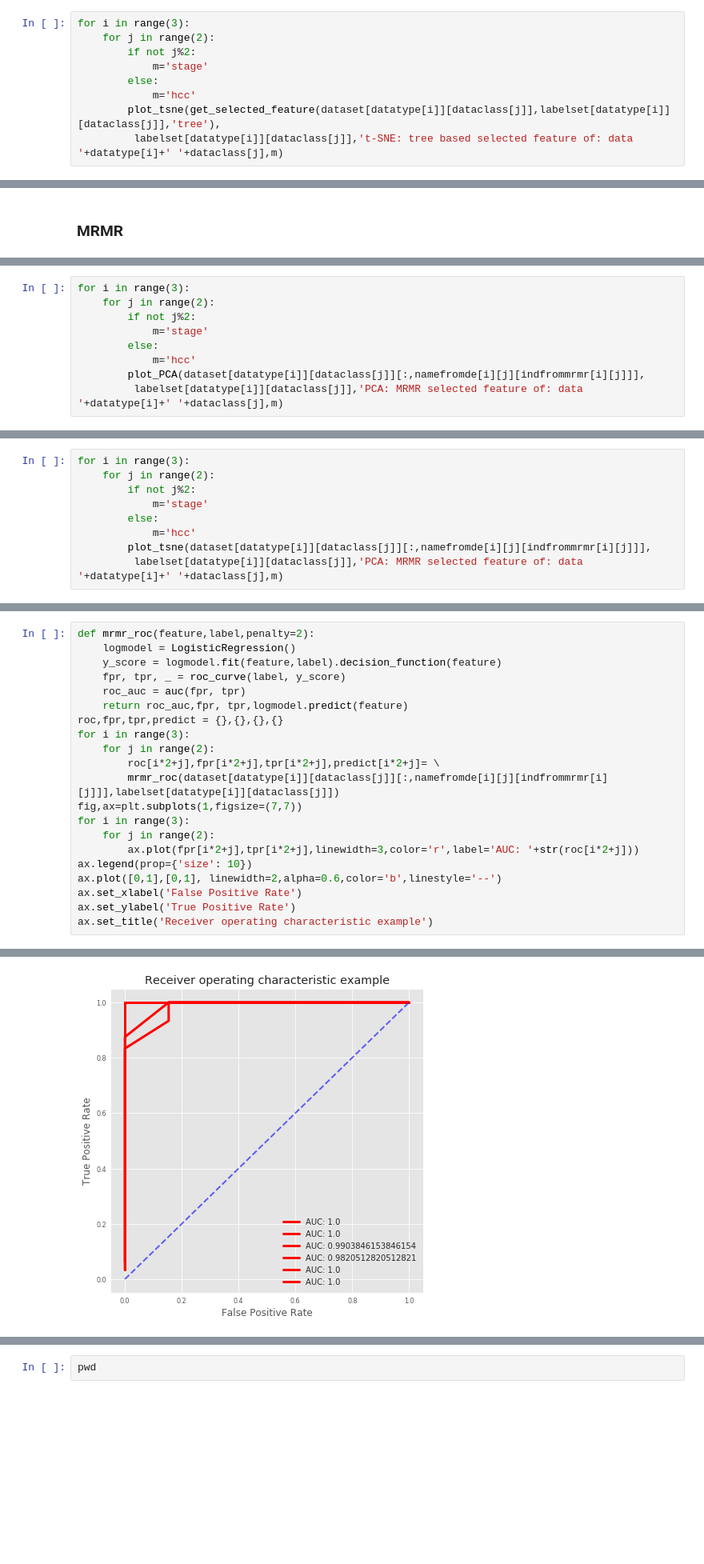
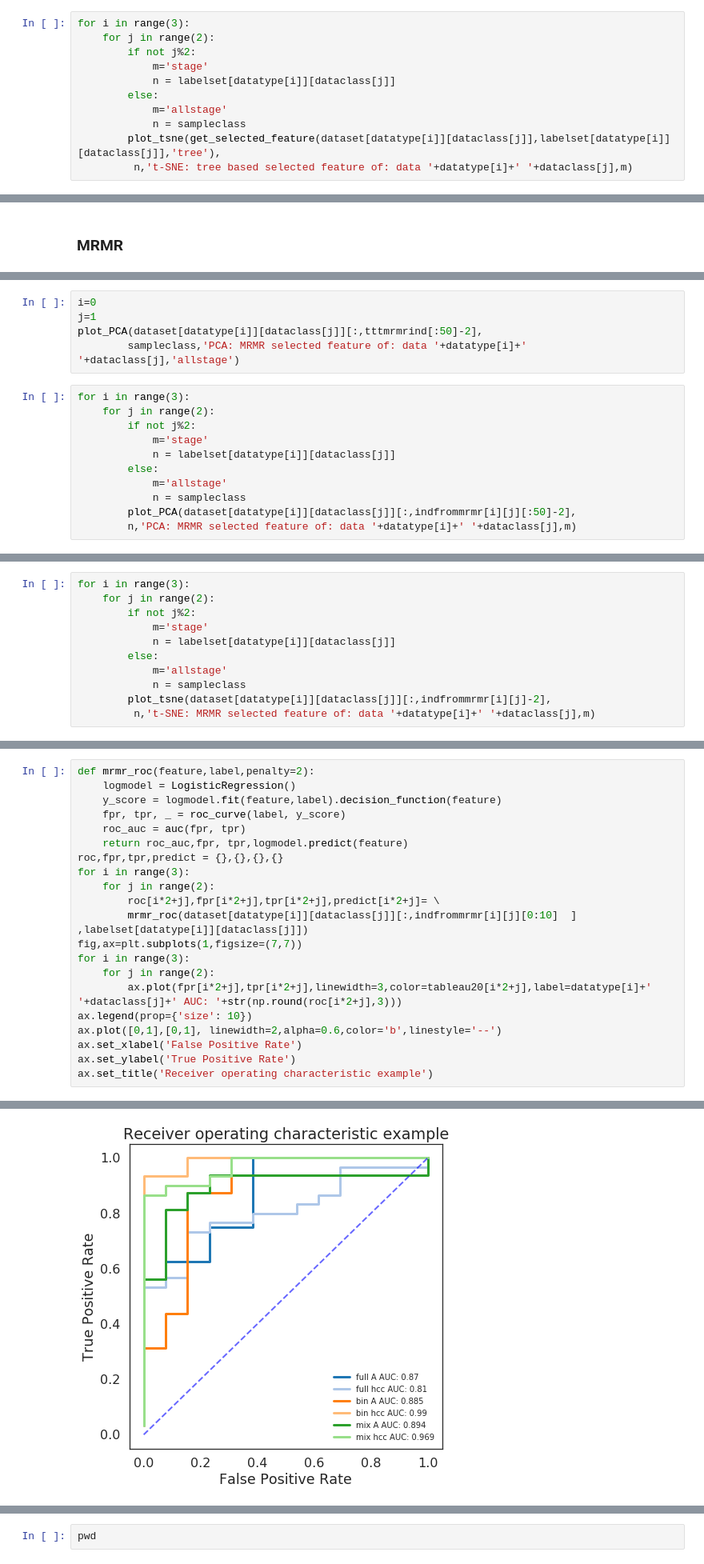
Before and after one commit to james20141606/exRNA, a Jupyter notebook: jupyter/7.5_python_feature_selection.ipynb, the cells around one changed output, grey strips where cells are left out. Shown at 80% size. Drawn from its saved outputs; the diff is of its cells as text; blank space fills up the shorter version.

```diff
--- a/jupyter/7.5_python_feature_selection.ipynb
+++ b/jupyter/7.5_python_feature_selection.ipynb
@@ -960,8 +1472,10 @@ for i in range(3):
     for j in range(2):
         if not j%2:
             m='stage'
+            n = labelset[datatype[i]][dataclass[j]]
         else:
-            m='hcc'
+            m='allstage'
+            n = sampleclass
         plot_tsne(get_selected_feature(dataset[datatype[i]][dataclass[j]],labelset[datatype[i]][dataclass[j]],'tree'),
-         labelset[datatype[i]][dataclass[j]],'t-SNE: tree based selected feature of: data '+datatype[i]+' '+dataclass[j],m)
+         n,'t-SNE: tree based selected feature of: data '+datatype[i]+' '+dataclass[j],m)
 # %% [output]
@@ -1004,10 +1549,17 @@ Text(0.5,1,'Receiver operating characteristic example')
+# %%
+i=0
+j=1
+plot_PCA(dataset[datatype[i]][dataclass[j]][:,tttmrmrind[:50]-2],
+        sampleclass,'PCA: MRMR selected feature of: data '+datatype[i]+' '+dataclass[j],'allstage')
 # %%
 for i in range(3):
     for j in range(2):
         if not j%2:
             m='stage'
+            n = labelset[datatype[i]][dataclass[j]]
         else:
-            m='hcc'
-        plot_PCA(dataset[datatype[i]][dataclass[j]][:,namefromde[i][j][indfrommrmr[i][j]]],
-         labelset[datatype[i]][dataclass[j]],'PCA: MRMR selected feature of: data '+datatype[i]+' '+dataclass[j],m)
+            m='allstage'
+            n = sampleclass
+        plot_PCA(dataset[datatype[i]][dataclass[j]][:,indfrommrmr[i][j][:50]-2],
+        n,'PCA: MRMR selected feature of: data '+datatype[i]+' '+dataclass[j],m)
 # %% [output]
@@ -1022,8 +1574,10 @@ for i in range(3):
     for j in range(2):
         if not j%2:
             m='stage'
+            n = labelset[datatype[i]][dataclass[j]]
         else:
-            m='hcc'
-        plot_tsne(dataset[datatype[i]][dataclass[j]][:,namefromde[i][j][indfrommrmr[i][j]]],
-         labelset[datatype[i]][dataclass[j]],'PCA: MRMR selected feature of: data '+datatype[i]+' '+dataclass[j],m)
+            m='allstage'
+            n = sampleclass
+        plot_tsne(dataset[datatype[i]][dataclass[j]][:,indfrommrmr[i][j]-2],
+         n,'t-SNE: MRMR selected feature of: data '+datatype[i]+' '+dataclass[j],m)
 # %% [output]
@@ -1036,24 +1598,24 @@ for i in range(3):
 # %%
 def mrmr_roc(feature,label,penalty=2):
     logmodel = LogisticRegression()
     y_score = logmodel.fit(feature,label).decision_function(feature)
     fpr, tpr, _ = roc_curve(label, y_score)
     roc_auc = auc(fpr, tpr)
     return roc_auc,fpr, tpr,logmodel.predict(feature)
 roc,fpr,tpr,predict = {},{},{},{}
 for i in range(3):
     for j in range(2):
         roc[i*2+j],fpr[i*2+j],tpr[i*2+j],predict[i*2+j]= \
-        mrmr_roc(dataset[datatype[i]][dataclass[j]][:,namefromde[i][j][indfrommrmr[i][j]]],labelset[datatype[i]][dataclass[j]])
+        mrmr_roc(dataset[datatype[i]][dataclass[j]][:,indfrommrmr[i][j][0:10]  ] ,labelset[datatype[i]][dataclass[j]])
 fig,ax=plt.subplots(1,figsize=(7,7))
 for i in range(3):
     for j in range(2):
-        ax.plot(fpr[i*2+j],tpr[i*2+j],linewidth=3,color='r',label='AUC: '+str(roc[i*2+j]))
+        ax.plot(fpr[i*2+j],tpr[i*2+j],linewidth=3,color=tableau20[i*2+j],label=datatype[i]+' '+dataclass[j]+' AUC: '+str(np.round(roc[i*2+j],3)))
 ax.legend(prop={'size': 10})
 ax.plot([0,1],[0,1], linewidth=2,alpha=0.6,color='b',linestyle='--')
 ax.set_xlabel('False Positive Rate')
 ax.set_ylabel('True Positive Rate')
 ax.set_title('Receiver operating characteristic example')
 # %% [output]
 Text(0.5,1,'Receiver operating characteristic example')
-[figure, old version]
+[figure, new version]
```
Also changed, not shown: parts of 173 cells of this notebook, 48 other files.
